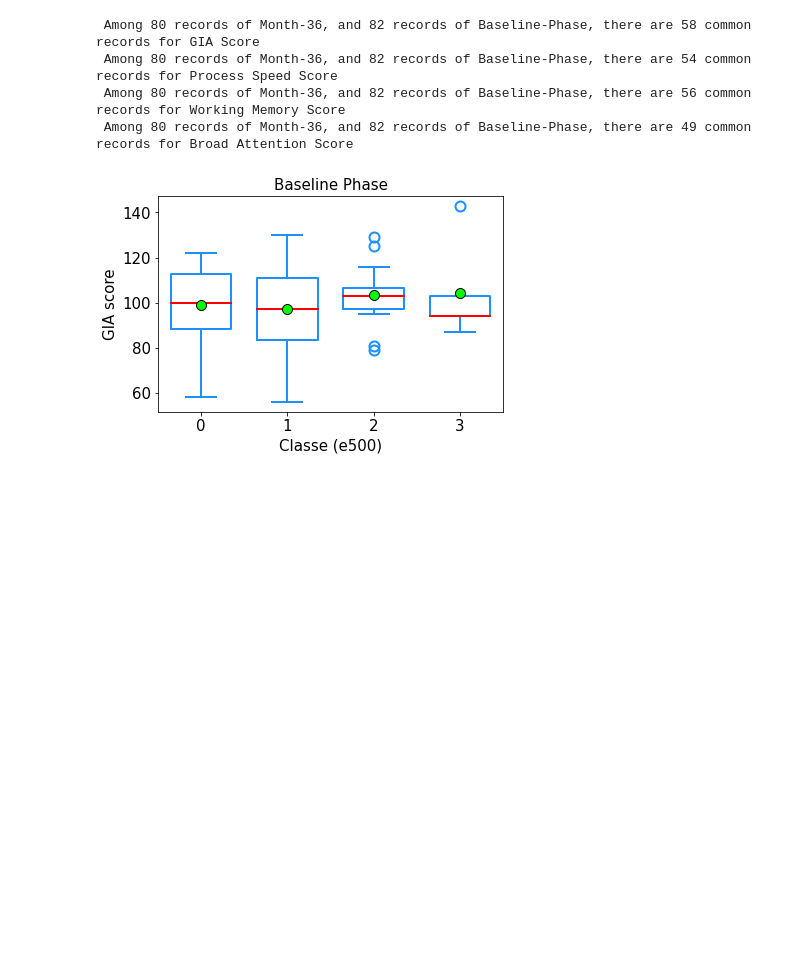
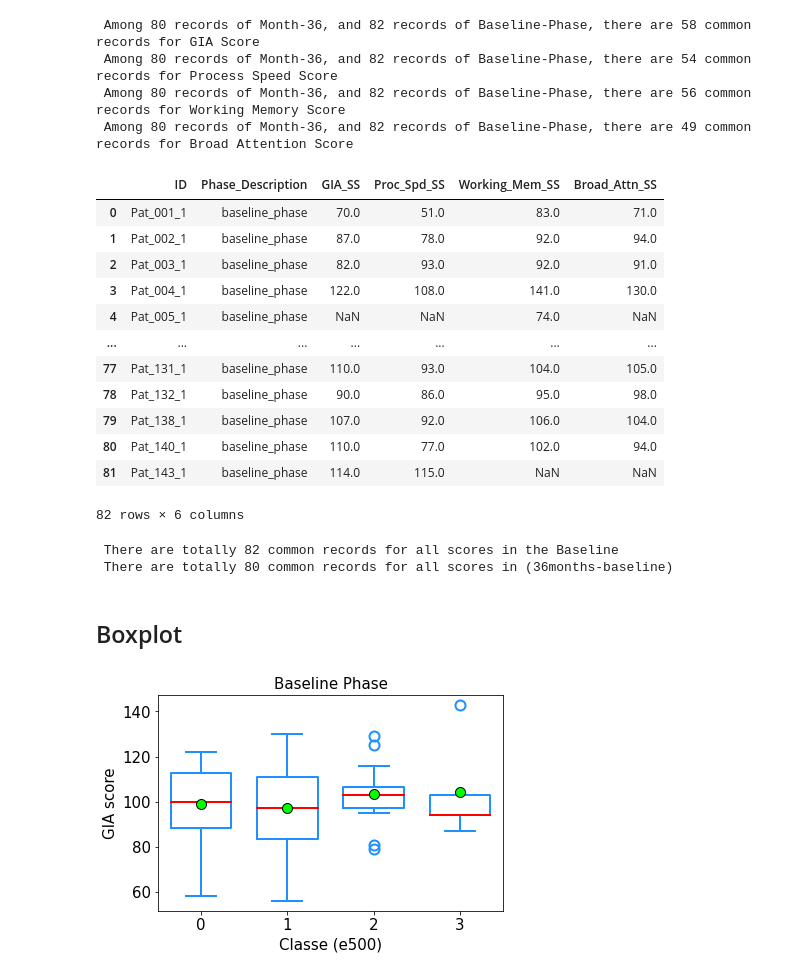
Before and after one commit to Hadi2468/DTI_Clustering, a Jupyter notebook: NeuroCognitive.ipynb, the cells around one changed output. Drawn from its saved outputs; the diff is of its cells as text; code cells hidden in the pictures; blank space fills up the shorter version.

```diff
--- a/NeuroCognitive.ipynb
+++ b/NeuroCognitive.ipynb
@@ -320,6 +320,45 @@ print('\033[1m Among {} records of Month-36,'.format(len(df_m36)) , 'and {} reco
  Among 80 records of Month-36, and 82 records of Baseline-Phase, there are 54 common records for Process Speed Score
  Among 80 records of Month-36, and 82 records of Baseline-Phase, there are 56 common records for Working Memory Score
  Among 80 records of Month-36, and 82 records of Baseline-Phase, there are 49 common records for Broad Attention Score
+# %%
+df_base = pd.read_csv('./Data/Neurocognitive_Scores/baseline.csv')
+df_base
+# %% [output]
+|  | ID | Phase_Description | GIA_SS | Proc_Spd_SS | Working_Mem_SS | Broad_Attn_SS |
+| 0 | Pat_001_1 | baseline_phase | 70.0 | 51.0 | 83.0 | 71.0 |
+| 1 | Pat_002_1 | baseline_phase | 87.0 | 78.0 | 92.0 | 94.0 |
+| 2 | Pat_003_1 | baseline_phase | 82.0 | 93.0 | 92.0 | 91.0 |
+| 3 | Pat_004_1 | baseline_phase | 122.0 | 108.0 | 141.0 | 130.0 |
+| 4 | Pat_005_1 | baseline_phase | NaN | NaN | 74.0 | NaN |
+| ... | ... | ... | ... | ... | ... | ... |
+| 77 | Pat_131_1 | baseline_phase | 110.0 | 93.0 | 104.0 | 105.0 |
+| 78 | Pat_132_1 | baseline_phase | 90.0 | 86.0 | 95.0 | 98.0 |
+| 79 | Pat_138_1 | baseline_phase | 107.0 | 92.0 | 106.0 | 104.0 |
+| 80 | Pat_140_1 | baseline_phase | 110.0 | 77.0 | 102.0 | 94.0 |
+| 81 | Pat_143_1 | baseline_phase | 114.0 | 115.0 | NaN | NaN |
+82 rows × 6 columns
+# %%
+## Joining of All scores with LF
+
+## Joining All Scores for Baseline-Phase
+df_clusters = pd.read_csv('./Data/LF/Pat_Class_new.csv')
+df_base = pd.read_csv('./Data/Neurocognitive_Scores/baseline.csv')
+df = pd.merge(df_clusters, df_base, how='inner', on=['ID'])
+df = df.drop(['same_clusters', 'Phase_Description'], axis=1)
+# df.to_csv((r'./Data/Neurocognitive_Scores/Joins/df_base_all_scores.csv'))
+print('\033[1m There are totally {} common records for all scores in the Baseline'.format(len(df)))
+
+## Joining All Scores for 36m-base
+df_m36 = pd.read_csv('./Data/Neurocognitive_Scores/m36.csv')
+df = pd.merge(df_clusters, df_m36, how='inner', on=['ID'])
+df = df.drop(['same_clusters', 'Phase_Description'], axis=1)
+# df.to_csv((r'./Data/Neurocognitive_Scores/Joins/df_m36_all_scores.csv'))
+print('\033[1m There are totally {} common records for all scores in (36months-baseline)'.format(len(df)))
+# %% [output]
+ There are totally 82 common records for all scores in the Baseline
+ There are totally 80 common records for all scores in (36months-baseline)
+# %% [markdown]
+## Boxplot
 # %%
 ## Boxplot features
 
```
Also changed, not shown: parts of 1 cell of this notebook, 1 other file.
